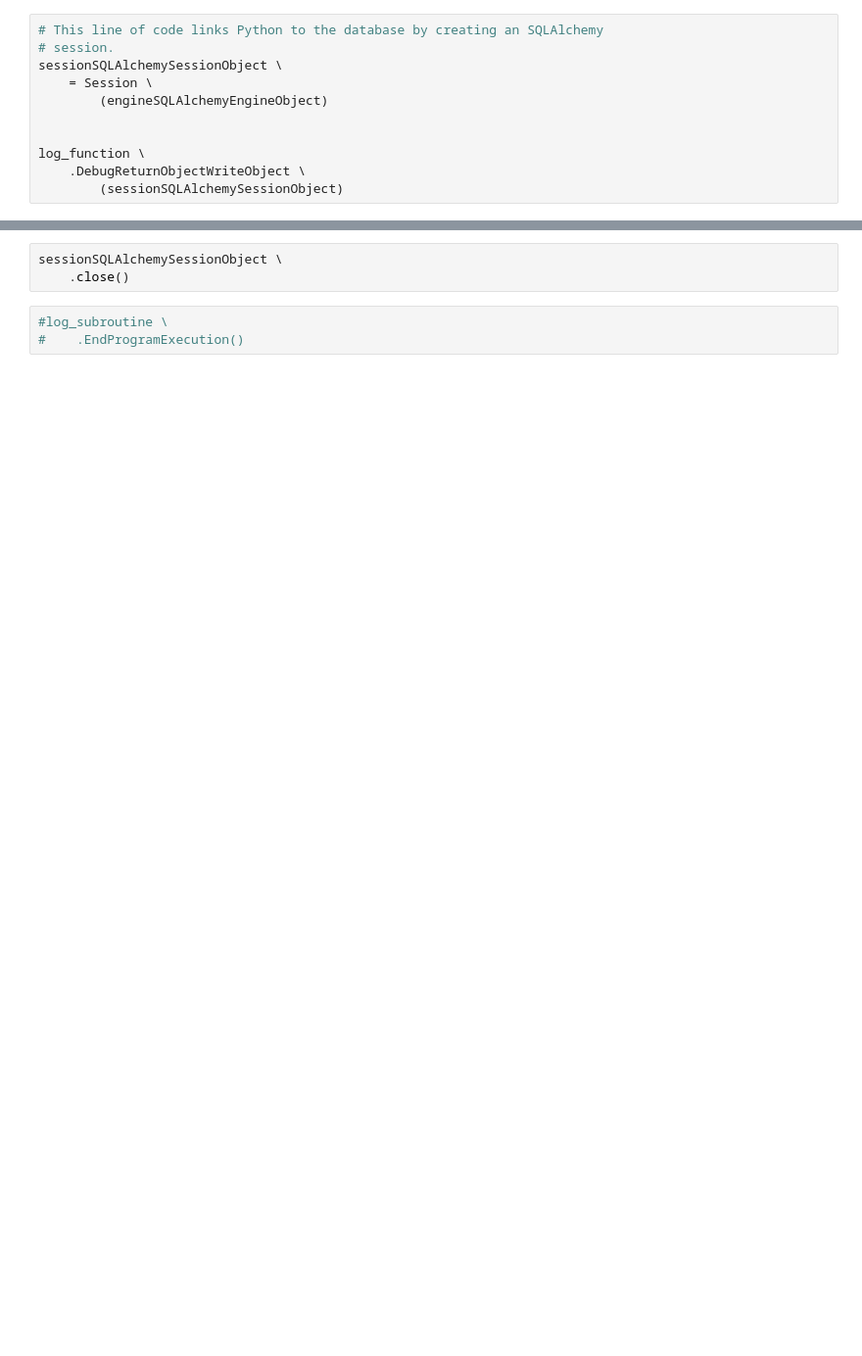
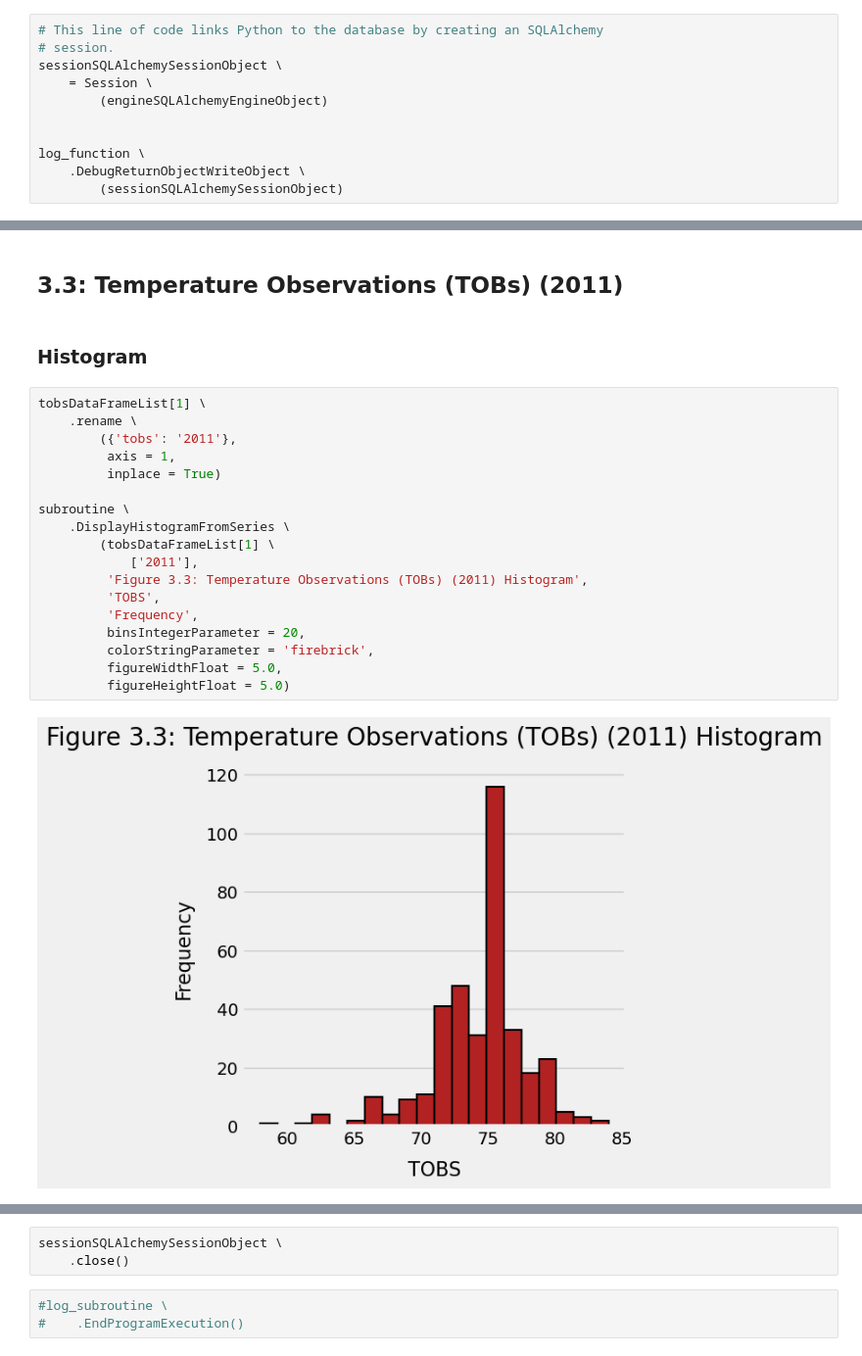
Before and after one commit to njamesgeorge1223/Precipitation-Analysis-from-Weather-Stations-using-SQLAlchemy, a Jupyter notebook: ClimatePy.ipynb, the cells around one changed output, grey strips where cells are left out. Shown at 98% size. Saved outputs shown, nothing was run; the diff lists cells and outputs as text; blank space fills up the shorter version.

```diff
--- a/ClimatePy.ipynb
+++ b/ClimatePy.ipynb
@@ -511,0 +630,24 @@ subroutine \
+# %% [markdown]
+## **3.3: Temperature Observations (TOBs) (2011)**
+# %% [markdown]
+ ### **Histogram**
+# %%
+tobsDataFrameList[1] \
+    .rename \
+        ({'tobs': '2011'},
+         axis = 1,
+         inplace = True)
+
+subroutine \
+    .DisplayHistogramFromSeries \
+        (tobsDataFrameList[1] \
+            ['2011'],
+         'Figure 3.3: Temperature Observations (TOBs) (2011) Histogram',
+         'TOBS',
+         'Frequency',
+         binsIntegerParameter = 20,
+         colorStringParameter = 'firebrick',
+         figureWidthFloat = 5.0,
+         figureHeightFloat = 5.0)
+# %% [output]
+[figure, added]
```
Also changed, not shown: parts of 198 cells of this notebook, 2 other files.
